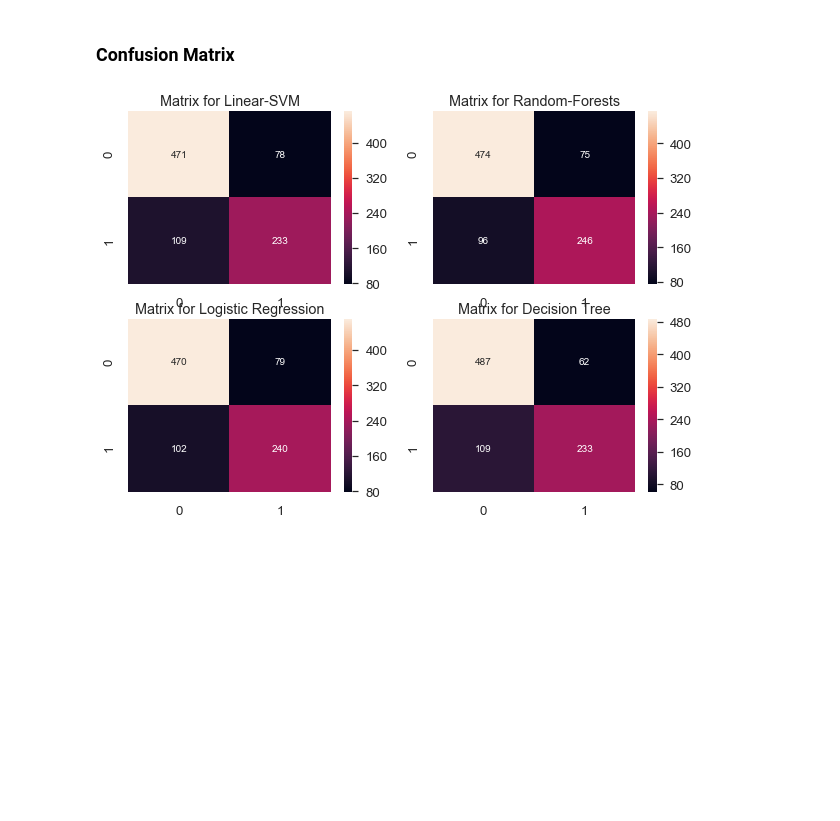
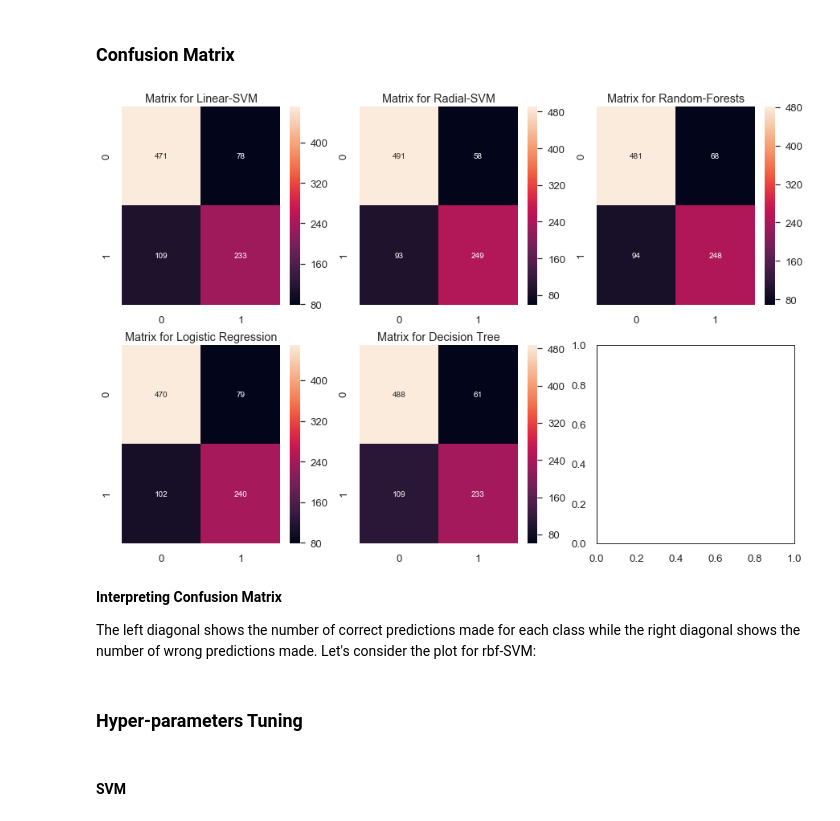
Before and after one commit to ChrisHSKim/data-analysis-on-titanic, a Jupyter notebook: Data analysis on titanic.ipynb, the cells around one changed output. Cells and saved outputs as stored; diff of their text form; code cells hidden in the pictures; blank space fills up the shorter version.

```diff
--- a/Data analysis on titanic.ipynb
+++ b/Data analysis on titanic.ipynb
@@ -740,20 +741,31 @@ The classification accuracy can be sometimes misleading due to imbalance. We can
 # %% [markdown]
 ### Confusion Matrix
 # %%
-f,ax=plt.subplots(2,2,figsize=(10,7))
+f,ax=plt.subplots(2,3,figsize=(15,10))
 y_pred = cross_val_predict(svm.SVC(kernel='linear'),X_titanic_df,y_titanic_df,cv=10)
 sns.heatmap(confusion_matrix(y_titanic_df,y_pred),ax=ax[0,0],annot=True,fmt='2.0f')
 ax[0,0].set_title('Matrix for Linear-SVM')
+y_pred = cross_val_predict(svm.SVC(kernel='rbf'),X_titanic_df,y_titanic_df,cv=10)
+sns.heatmap(confusion_matrix(y_titanic_df,y_pred),ax=ax[0,1],annot=True,fmt='2.0f')
+ax[0,1].set_title('Matrix for Radial-SVM')
 y_pred = cross_val_predict(RandomForestClassifier(n_estimators=100),X_titanic_df,y_titanic_df,cv=10)
-sns.heatmap(confusion_matrix(y_titanic_df,y_pred),ax=ax[0,1],annot=True,fmt='2.0f')
-ax[0,1].set_title('Matrix for Random-Forests')
+sns.heatmap(confusion_matrix(y_titanic_df,y_pred),ax=ax[0,2],annot=True,fmt='2.0f')
+ax[0,2].set_title('Matrix for Random-Forests')
 y_pred = cross_val_predict(LogisticRegression(),X_titanic_df,y_titanic_df,cv=10)
 sns.heatmap(confusion_matrix(y_titanic_df,y_pred),ax=ax[1,0],annot=True,fmt='2.0f')
 ax[1,0].set_title('Matrix for Logistic Regression')
 y_pred = cross_val_predict(DecisionTreeClassifier(),X_titanic_df,y_titanic_df,cv=10)
 sns.heatmap(confusion_matrix(y_titanic_df,y_pred),ax=ax[1,1],annot=True,fmt='2.0f')
 ax[1,1].set_title('Matrix for Decision Tree')
 plt.subplots_adjust(hspace=0.2,wspace=0.2)
 plt.show()
 # %% [output]
-[figure, old version]
+[figure, new version]
+# %% [markdown]
+**Interpreting Confusion Matrix**
+
+The left diagonal shows the number of correct predictions made for each class while the right diagonal shows the number of wrong predictions made. Let's consider the plot for rbf-SVM:
+# %% [markdown]
+### Hyper-parameters Tuning
+# %% [markdown]
+#### SVM
```
Also changed, not shown: parts of 10 cells of this notebook.
